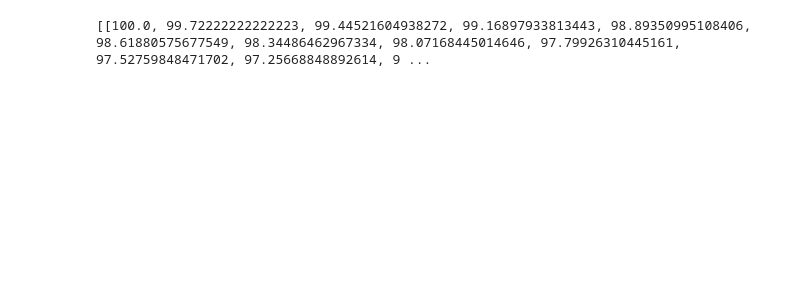
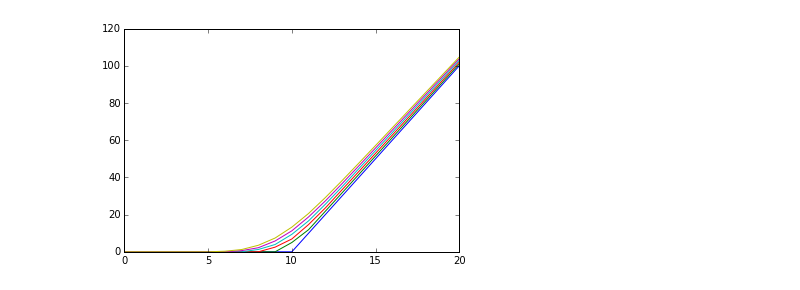
Before and after one commit to spurnaye/quant-analysis, a Jupyter notebook: explicit finite difference method.ipynb, the cells around one changed output. Saved outputs shown, nothing was run; the diff lists cells and outputs as text; code cells hidden in the pictures; blank space fills up the shorter version.

Commit message:
plotting the option price

```diff
--- a/explicit finite difference method.ipynb
+++ b/explicit finite difference method.ipynb
@@ -6,38 +6,34 @@ from matplotlib import cm
 from matplotlib import pyplot as plt
 %matplotlib inline
 
+def option_price(volatility, number_of_asset_steps):
+    interest_rate = 0.05
+    expiration = 1
+    option_type = 'c'
+    strike_price = 100
+    option_exercise_type = 'e'
 
-volatility = 0.20
-interest_rate = 0.05
-expiration = 1
-option_type = 'p'
-strike_price = 100
-option_exercise_type = 'e'
-number_of_steps = 20
-
-
-def option_value(volatility, interest_rate, expiration, option_type, strike_price, option_exercise_type, number_of_asset_steps):
     s = [0 for i in range(number_of_asset_steps+1)]
-
     ds = float(2 * strike_price)/ number_of_asset_steps
     dt = float(0.9) /float(volatility**2 * number_of_steps **2 )
     number_time_steps = (int(expiration / dt) + 1)
     dt = float(expiration)/(number_time_steps)
+
     q = 1
+
     options_price_array = [[0 for x in range(number_time_steps+1)] for y in range(number_of_asset_steps+1)]
-
 
     if option_type == 'p':
         q = -1
 
-    for i in range(number_of_asset_steps):
+    for i in range(number_of_asset_steps+1):
         s[i] = i * ds
         options_price_array[i][0] = max(q * (s[i] - strike_price), 0)
 
-    for time_step in range(number_time_steps):
+    for time_step in range(number_time_steps+1):
         if time_step == 0:
             continue
-        for asset_step in range(number_of_asset_steps -1):
+        for asset_step in range(number_of_asset_steps):
             if asset_step == 0:
                 continue
             delta = float(options_price_array[asset_step+1][time_step-1] - options_price_array[asset_step-1][time_step-1])/(2 * ds)
@@ -48,8 +44,9 @@ def option_value(volatility, interest_rate, expiration, option_type, strike_pric
         options_price_array[0][time_step] = float(1 - interest_rate*dt)*options_price_array[0][time_step-1]
         options_price_array[number_of_asset_steps][time_step] = 2 * options_price_array[number_of_asset_steps-1][time_step] - options_price_array[number_of_asset_steps-2][time_step]
 
-    print options_price_array
-
-option_value(volatility, interest_rate, expiration, option_type, strike_price, option_exercise_type, number_of_steps)
+    plt.plot(options_price_array)
+    plt.show()
-# %% [output]
-[[100.0, 99.72222222222223, 99.44521604938272, 99.16897933813443, 98.89350995108406, 98.61880575677549, 98.34486462967334, 98.07168445014646, 97.79926310445161, 97.52759848471702, 97.25668848892614, 9 ...
+# %%
+option_price(.10, 20)
+# %% [output]
+[figure, added]
```
Also changed, not shown: parts of 3 cells of this notebook.
